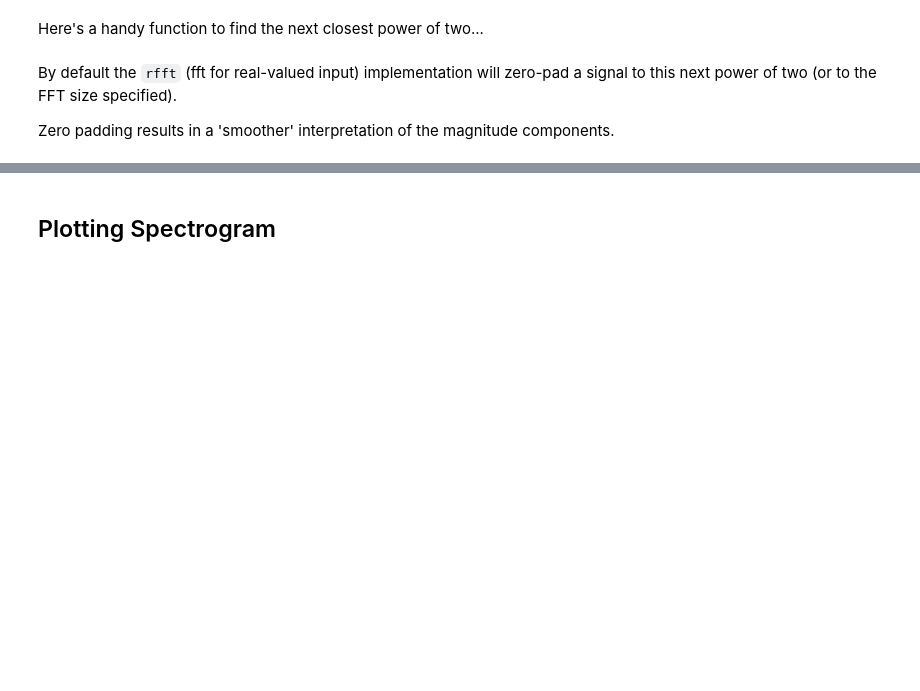
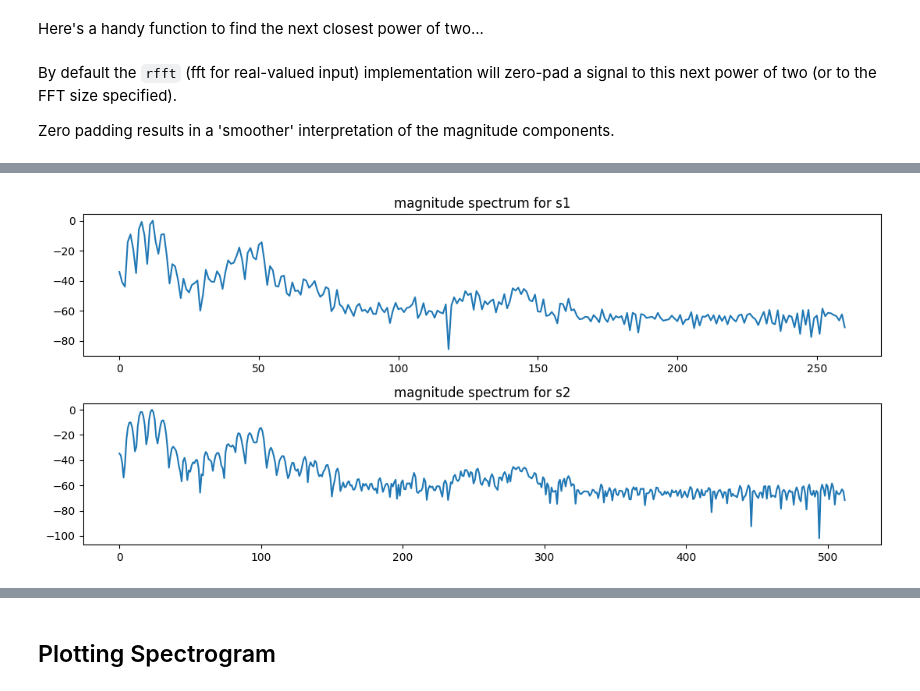
Before and after one commit to SamK65/AudioTechII, a Jupyter notebook: Lectures-Blank/Lesson12_STFTpart2.ipynb, the cells around one changed output, grey strips where cells are left out. Saved outputs shown, nothing was run; the diff lists cells and outputs as text; code cells hidden in the pictures; blank space fills up the shorter version.

```diff
--- a/Lectures-Blank/Lesson12_STFTpart2.ipynb
+++ b/Lectures-Blank/Lesson12_STFTpart2.ipynb
@@ -364,23 +367,25 @@ Audio('../audio/soprano-E4.wav')
 # %%
 (fs, data) = read('../audio/soprano-E4.wav')
 
 M1 = 520 # window size
 s1 = data[5000:5000+M1] * np.hamming(M1)  #single slice of data windowed
 pad = np.zeros(NextPowerOfTwo(M1))
 pad[:M1] = s1 # padded signal
 s2 = pad
 #s2 = np.concatenate((s1, pad)) # padded signal
-X1 = rfft(s1)
-X2 = rfft(s2)
+X1 = fft.rfft(s1)
+X2 = fft.rfft(s2)
 
 fig, axs = plt.subplots(2, figsize=(11,5))
 
 
 axs[0].plot(20*np.log10(abs(X1)/np.max(abs(X1)))) # change y-axis to db power spectrum to see more detail
 axs[0].set_title('magnitude spectrum for s1')#x-axis values are bin indices, not frequencies
 axs[1].plot(20*np.log10(abs(X2)/np.max(abs(X2))))
 axs[1].set_title('magnitude spectrum for s2')
 plt.tight_layout();
+# %% [output]
+[figure, added]
 # %%
 window = signal.hann(526) #vary between 51 and 2048
 plt.figure()
```
Also changed, not shown: parts of 5 cells of this notebook.
